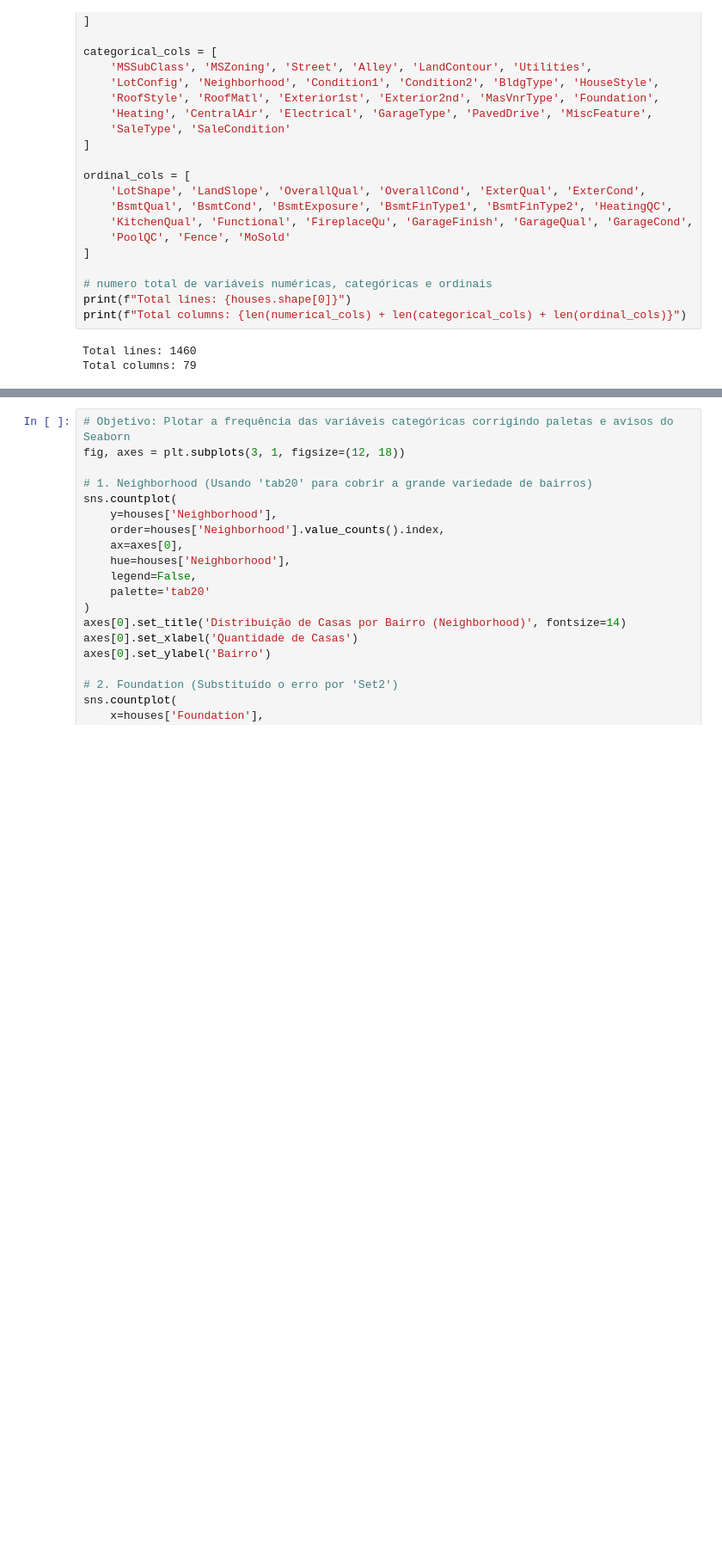
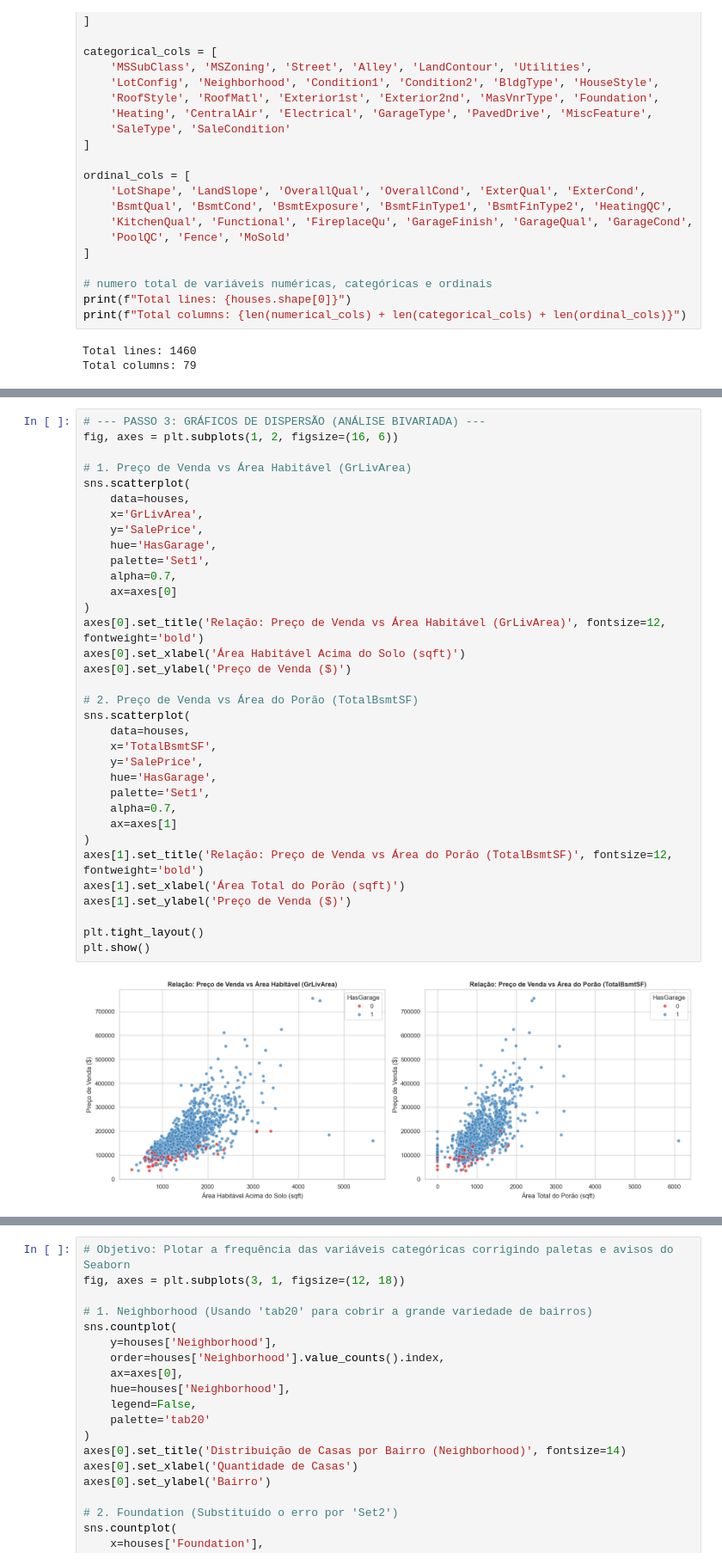
Before and after one commit to mariribeiro257/estat-exame-B, a Jupyter notebook: eda_housing_prices.ipynb, the cells around one changed output, grey strips where cells are left out. Shown at 86% size. Drawn from its saved outputs; the diff is of its cells as text; blank space fills up the shorter version.

```diff
--- a/eda_housing_prices.ipynb
+++ b/eda_housing_prices.ipynb
@@ -221,0 +243,36 @@ plt.show()
+# %%
+# --- PASSO 3: GRÁFICOS DE DISPERSÃO (ANÁLISE BIVARIADA) ---
+fig, axes = plt.subplots(1, 2, figsize=(16, 6))
+
+# 1. Preço de Venda vs Área Habitável (GrLivArea)
+sns.scatterplot(
+    data=houses,
+    x='GrLivArea',
+    y='SalePrice',
+    hue='HasGarage',
+    palette='Set1',
+    alpha=0.7,
+    ax=axes[0]
+)
+axes[0].set_title('Relação: Preço de Venda vs Área Habitável (GrLivArea)', fontsize=12, fontweight='bold')
+axes[0].set_xlabel('Área Habitável Acima do Solo (sqft)')
+axes[0].set_ylabel('Preço de Venda ($)')
+
+# 2. Preço de Venda vs Área do Porão (TotalBsmtSF)
+sns.scatterplot(
+    data=houses,
+    x='TotalBsmtSF',
+    y='SalePrice',
+    hue='HasGarage',
+    palette='Set1',
+    alpha=0.7,
+    ax=axes[1]
+)
+axes[1].set_title('Relação: Preço de Venda vs Área do Porão (TotalBsmtSF)', fontsize=12, fontweight='bold')
+axes[1].set_xlabel('Área Total do Porão (sqft)')
+axes[1].set_ylabel('Preço de Venda ($)')
+
+plt.tight_layout()
+plt.show()
+# %% [output]
+[figure, added]
```
Also changed, not shown: parts of 14 cells of this notebook.
